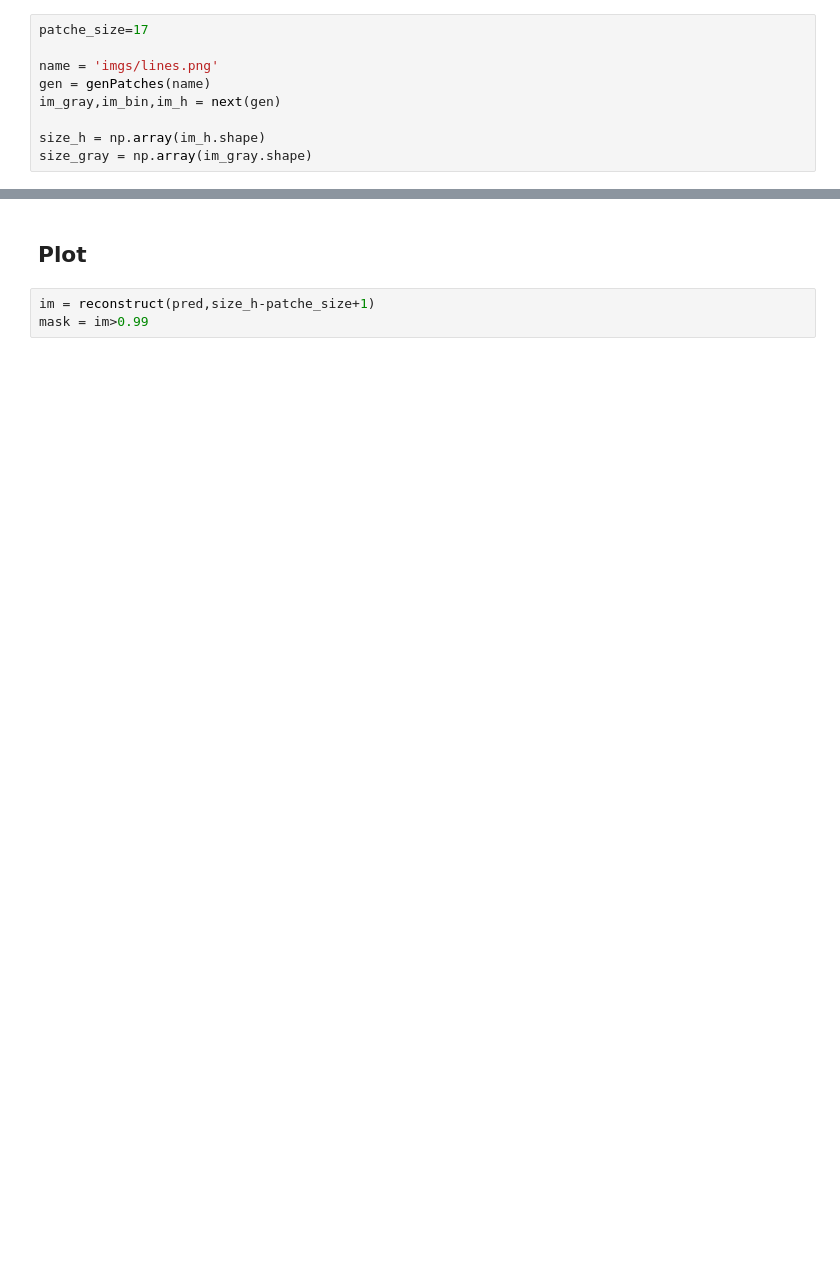
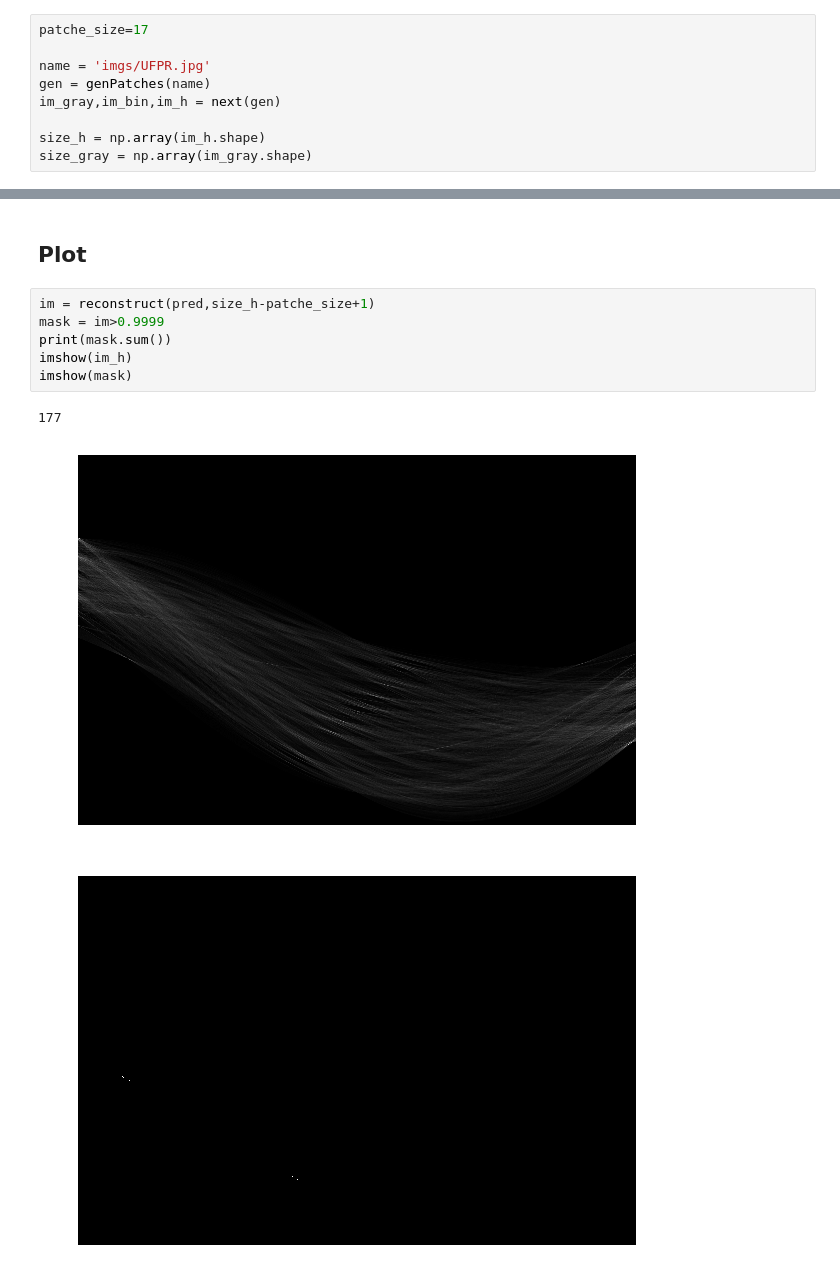
Before and after one commit to cordeirolibel/hough, a Jupyter notebook: Test.ipynb, the cells around one changed output, grey strips where cells are left out. Drawn from its saved outputs; the diff is of its cells as text; blank space fills up the shorter version.

```diff
--- a/Test.ipynb
+++ b/Test.ipynb
@@ -65,7 +69,7 @@ def mask2lines(mask,size_im):
 # %%
 patche_size=17
 
-name = 'imgs/lines.png'
+name = 'imgs/UFPR.jpg'
 gen = genPatches(name)
 im_gray,im_bin,im_h = next(gen)
 
@@ -92,4 +89,11 @@ Wall time: 7min 36s
 ## Plot
 # %%
 im = reconstruct(pred,size_h-patche_size+1)
-mask = im>0.99
+mask = im>0.9999
+print(mask.sum())
+imshow(im_h)
+imshow(mask)
+# %% [output]
+177
+[figure, added]
+[figure, added]
```
Also changed, not shown: parts of 17 cells of this notebook.
